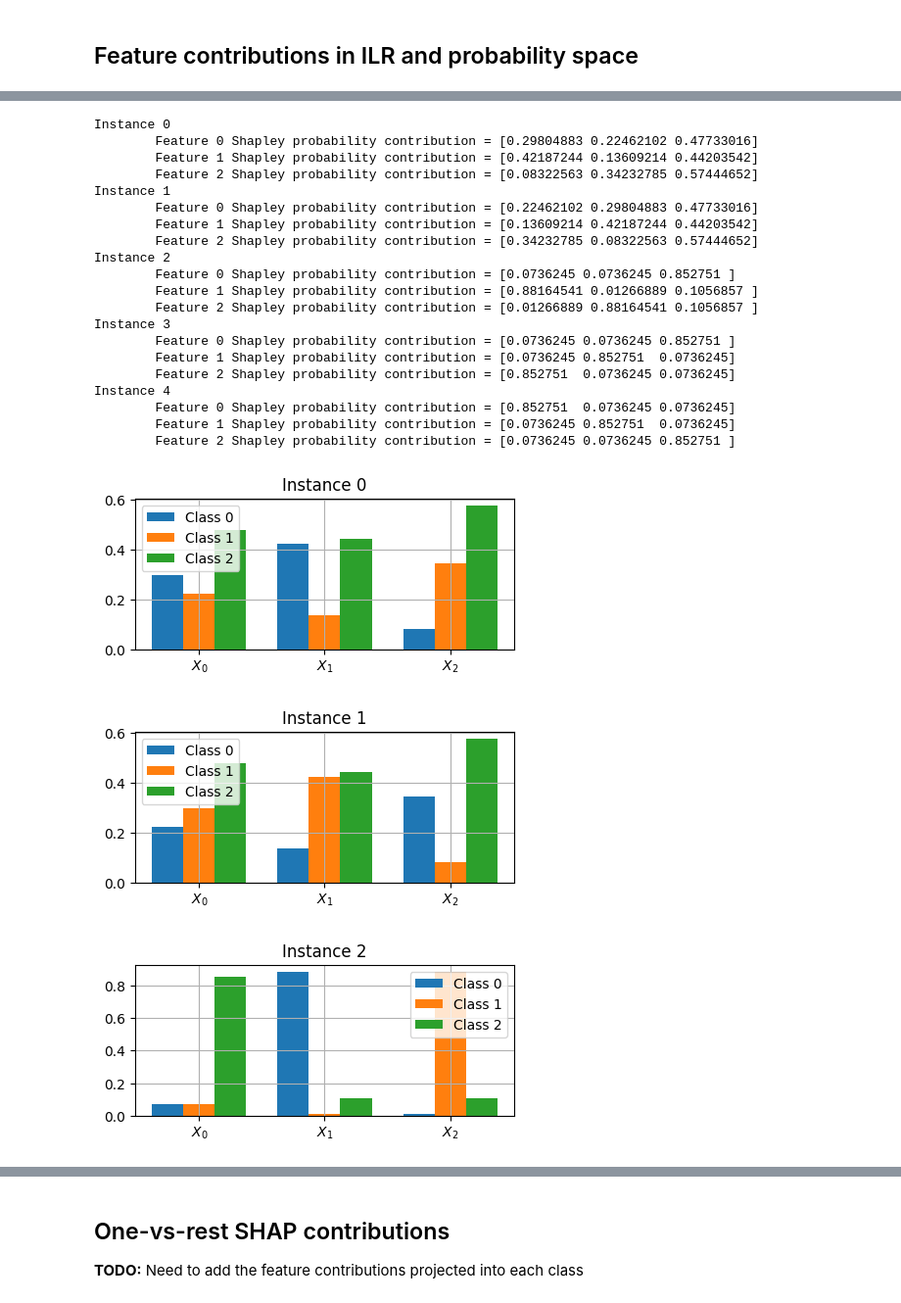
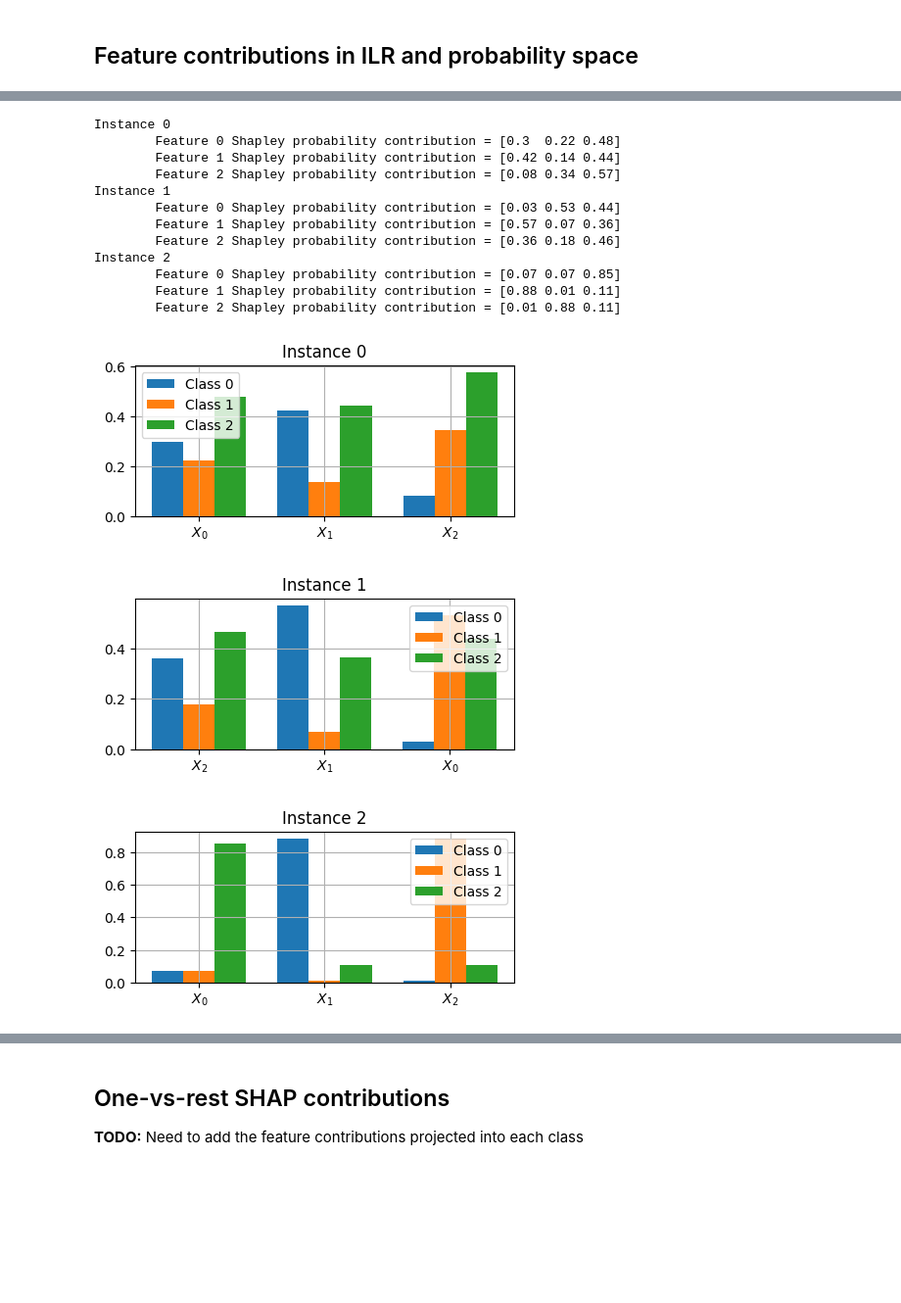
Before and after one commit to shapley-composition/ecai-2024-code-and-exp, a Jupyter notebook: toy_example_in_ilr_and_shap.ipynb, the cells around one changed output, grey strips where cells are left out. Shown at 98% size. Drawn from its saved outputs; the diff is of its cells as text; code cells hidden in the pictures; blank space fills up the shorter version.

Commit message:
Changed order of histograms based on ILR vector norm

```diff
--- a/toy_example_in_ilr_and_shap.ipynb
+++ b/toy_example_in_ilr_and_shap.ipynb
@@ -117,18 +118,19 @@ inst_ilr_tip_list = [
      [np.array([0.2, -0.5]),
       np.array([1, -1]),
       np.array([0, -2])],
-     [np.array([-0.2, -0.5]),
-      np.array([-1, -1]),
+     [np.array([-2, -1]),
+      np.array([-0.5, -1.5]),
       np.array([0, -2])],
      [np.array([0, -2]),
       np.array([3, -2]),
       np.array([0, -2])],
-     [np.array([0, -2]),
-      rotate([0, -2], -60),
-      np.array([0, 0])],
-     [rotate([2, 0], 30),
-      np.array([0, 2]),
-      np.array([0, 0])]]
+     #[np.array([0, -2]),
+     # rotate([0, -2], -60),
+     # np.array([0, 0])],
+     #[rotate([2, 0], 30),
+     # np.array([0, 2]),
+     # np.array([0, 0])]
+]
 
 print("The tip of the contribution of each feature in the ILR space")
 
@@ -136,7 +138,7 @@ inst_ilr_shap_cont_list = [] # Instance ILR shapley contribution list
 for i, instance in enumerate(inst_ilr_tip_list):
     print(f"Instance {i}")
     for j in range(len(instance)):
-        print(f"\tFeature tip in ILR space of feature {j} = {instance[j]}")
+        print(f"\tFeature tip in ILR space of feature {j} = {instance[j].round(2)}")
 # %% [output]
 The tip of the contribution of each feature in the ILR space
 Instance 0
@@ -198,14 +196,17 @@ plt.show()
 
 The shapley contribution of each feature is calculated by subtracting the beginin of each feature to its tip.
 # %%
+from numpy.linalg import norm
+
 inst_ilr_shap_cont_list = [] # Instance ILR shapley contribution list
 for i, instance in enumerate(inst_ilr_tip_list):
     inst_ilr_shap_cont_list.append([])
     last = base.copy()
     print(f"Instance {i}")
     for j in range(len(instance)):
-        inst_ilr_shap_cont_list[i].append(instance[j] - last)
+        this_contrib = instance[j] - last
+        inst_ilr_shap_cont_list[i].append(this_contrib)
         last = instance[j]
-        print(f"\tShapley contribution in ILR space of feature {j} = {inst_ilr_shap_cont_list[i][j]}")
+        print(f"\tShapley contribution in ILR space of feature {j} = {this_contrib.round(2)}, norm = {norm(this_contrib):0.2}")
 # %% [output]
 Instance 0
@@ -230,0 +224,3 @@ Instance 4
+# %%
+inst_norm_order_list = [np.argsort([norm(x) for x in shap]) for shap in inst_ilr_shap_cont_list]
+print(inst_norm_order_list)
@@ -379,54 +359,52 @@ Instance 1
 for i, shapley_prob_list in enumerate(inst_prob_shap_cont_list):
     print(f"Instance {i}")
     for j, shapley_prob in enumerate(shapley_prob_list):
-        print(f"\tFeature {j} Shapley probability contribution = {shapley_prob}")
+        print(f"\tFeature {j} Shapley probability contribution = {shapley_prob.round(2)}")
 
-def plot_shapley_instances_bars(inst_prob_shap_cont_list, feat_names=None):
+def plot_shapley_instances_bars(inst_prob_shap_cont_list, feat_names=None, order_list=None):
     fig_list = []
     for i, shapley_prob_list in enumerate(inst_prob_shap_cont_list):
         fig = plt.figure(figsize=(5, 2))
         fig_list.append(fig)
         ax = fig.add_subplot()
         ax.set_title(f"Instance {i}")
         n_features = len(shapley_prob_list)
         x = np.arange(n_features)
         n_classes = len(shapley_prob_list[0])
         width = 1/(n_classes+1)
         shapley_prob_list_t = np.array(shapley_prob_list).T
+        if order_list is not None:
+            shapley_prob_list_t = shapley_prob_list_t.T[order_list[i]].T
         for j, shapley_prob in enumerate(shapley_prob_list_t):
             offset = width * j
             ax.bar(x + offset, shapley_prob, width, label=f"Class {j}")
         if feat_names is None:
-            feat_names = [f"$X_{j}$" for j in range(n_features)]
-        ax.set_xticks(x + width, feat_names)
+            feat_names_instance = np.array([f"$X_{j}$" for j in range(n_features)])
+        else:
+            feat_names_instance = np.array(feat_names)
+        if order_list is not None:
+            feat_names_instance = feat_names_instance[order_list[i]]
+        ax.set_xticks(x + width, feat_names_instance)
         ax.legend()
     plt.show()
     return fig_list
 
-fig_list = plot_shapley_instances_bars(inst_prob_shap_cont_list)
+fig_list = plot_shapley_instances_bars(inst_prob_shap_cont_list, order_list=inst_norm_order_list)
 for i, fig in enumerate(fig_list):
     fig.savefig(os.path.join(out_dir, f'comp_shap_inst_{i}'), dpi=300, bbox_inches='tight')
 # %% [output]
 Instance 0
-        Feature 0 Shapley probability contribution = [0.29804883 0.22462102 0.47733016]
-        Feature 1 Shapley probability contribution = [0.42187244 0.13609214 0.44203542]
-        Feature 2 Shapley probability contribution = [0.08322563 0.34232785 0.57444652]
+        Feature 0 Shapley probability contribution = [0.3  0.22 0.48]
+        Feature 1 Shapley probability contribution = [0.42 0.14 0.44]
+        Feature 2 Shapley probability contribution = [0.08 0.34 0.57]
 Instance 1
-        Feature 0 Shapley probability contribution = [0.22462102 0.29804883 0.47733016]
-        Feature 1 Shapley probability contribution = [0.13609214 0.42187244 0.44203542]
-        Feature 2 Shapley probability contribution = [0.34232785 0.08322563 0.57444652]
+        Feature 0 Shapley probability contribution = [0.03 0.53 0.44]
+        Feature 1 Shapley probability contribution = [0.57 0.07 0.36]
+        Feature 2 Shapley probability contribution = [0.36 0.18 0.46]
 Instance 2
-        Feature 0 Shapley probability contribution = [0.0736245 0.0736245 0.852751 ]
-        Feature 1 Shapley probability contribution = [0.88164541 0.01266889 0.1056857 ]
-        Feature 2 Shapley probability contribution = [0.01266889 0.88164541 0.1056857 ]
-Instance 3
-        Feature 0 Shapley probability contribution = [0.0736245 0.0736245 0.852751 ]
-        Feature 1 Shapley probability contribution = [0.0736245 0.852751  0.0736245]
-        Feature 2 Shapley probability contribution = [0.852751  0.0736245 0.0736245]
-Instance 4
-        Feature 0 Shapley probability contribution = [0.852751  0.0736245 0.0736245]
-        Feature 1 Shapley probability contribution = [0.0736245 0.852751  0.0736245]
-        Feature 2 Shapley probability contribution = [0.0736245 0.0736245 0.852751 ]
+        Feature 0 Shapley probability contribution = [0.07 0.07 0.85]
+        Feature 1 Shapley probability contribution = [0.88 0.01 0.11]
+        Feature 2 Shapley probability contribution = [0.01 0.88 0.11]
 [figure]
-[figure, old version]
+[figure, new version]
 [figure]
```
Also changed, not shown: parts of 17 cells of this notebook.
